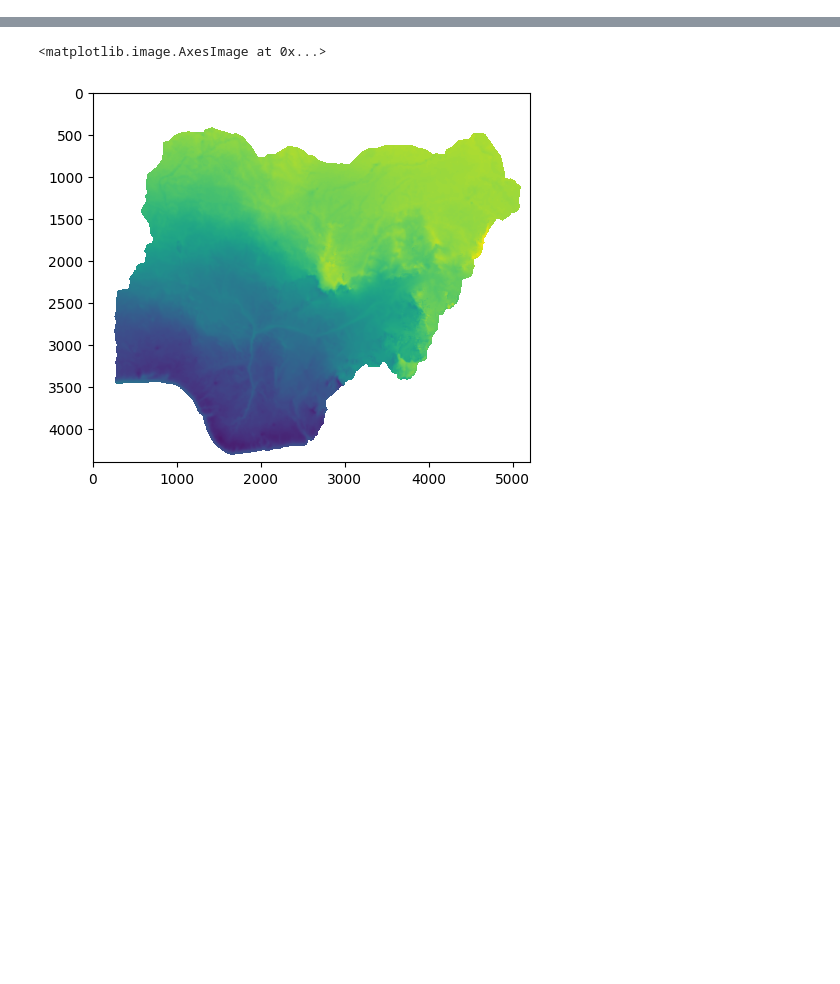
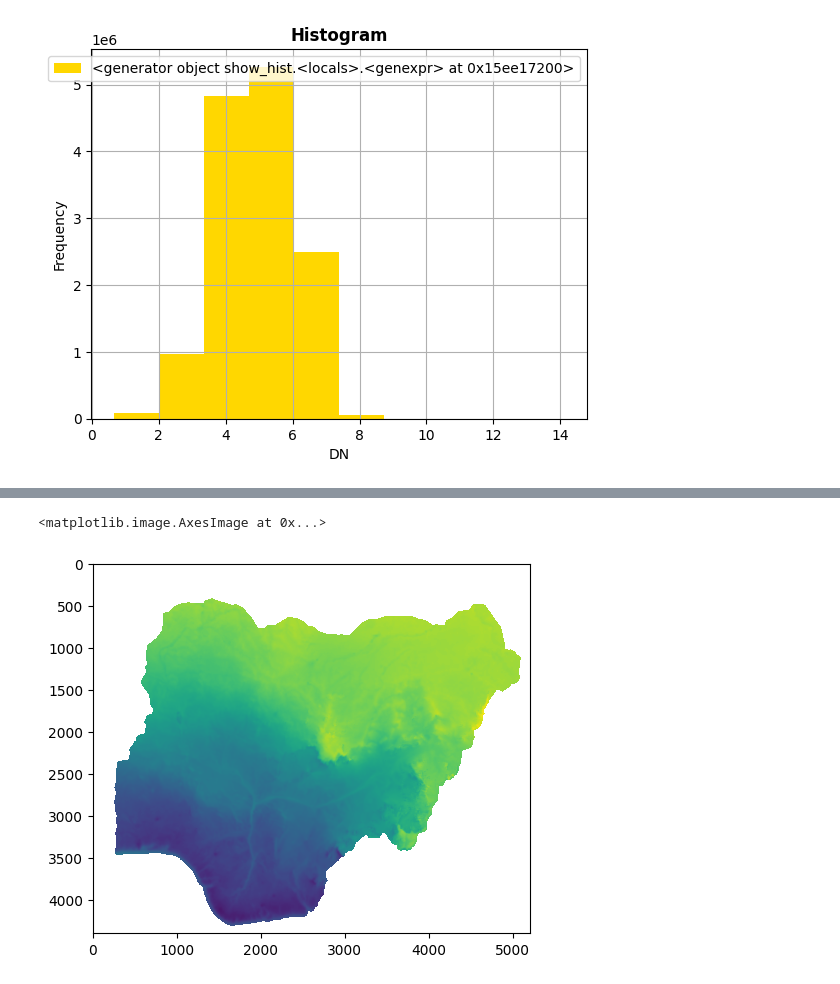
Before and after one commit to juliet29/cee276Renewables, a Jupyter notebook: final_project/notebook.ipynb, the cells around one changed output, grey strips where cells are left out. Saved outputs shown, nothing was run; the diff lists cells and outputs as text; code cells hidden in the pictures; blank space fills up the shorter version.

```diff
--- a/final_project/notebook.ipynb
+++ b/final_project/notebook.ipynb
@@ -14,0 +37,4 @@ from icecream import ic
+# %%
+show_hist(wind_data_vals[0])
+# %% [output]
+[figure, added]
```
Also changed, not shown: parts of 14 cells of this notebook, 1 other file.
